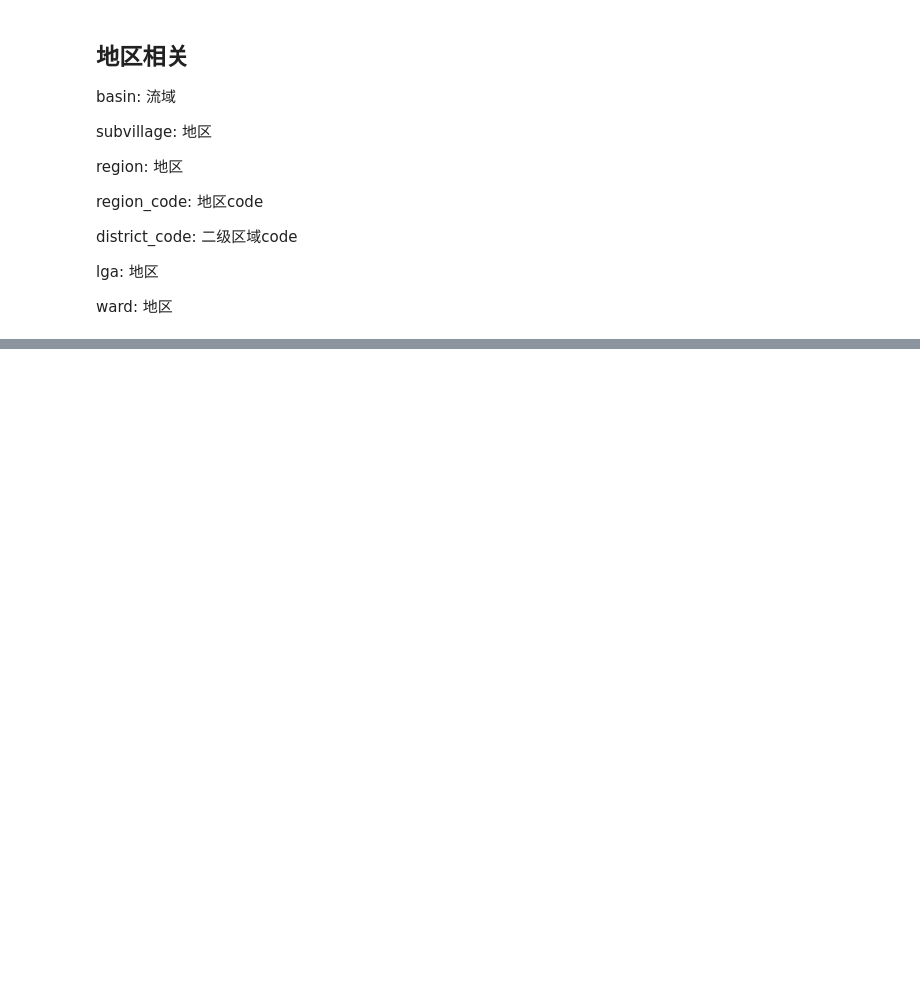
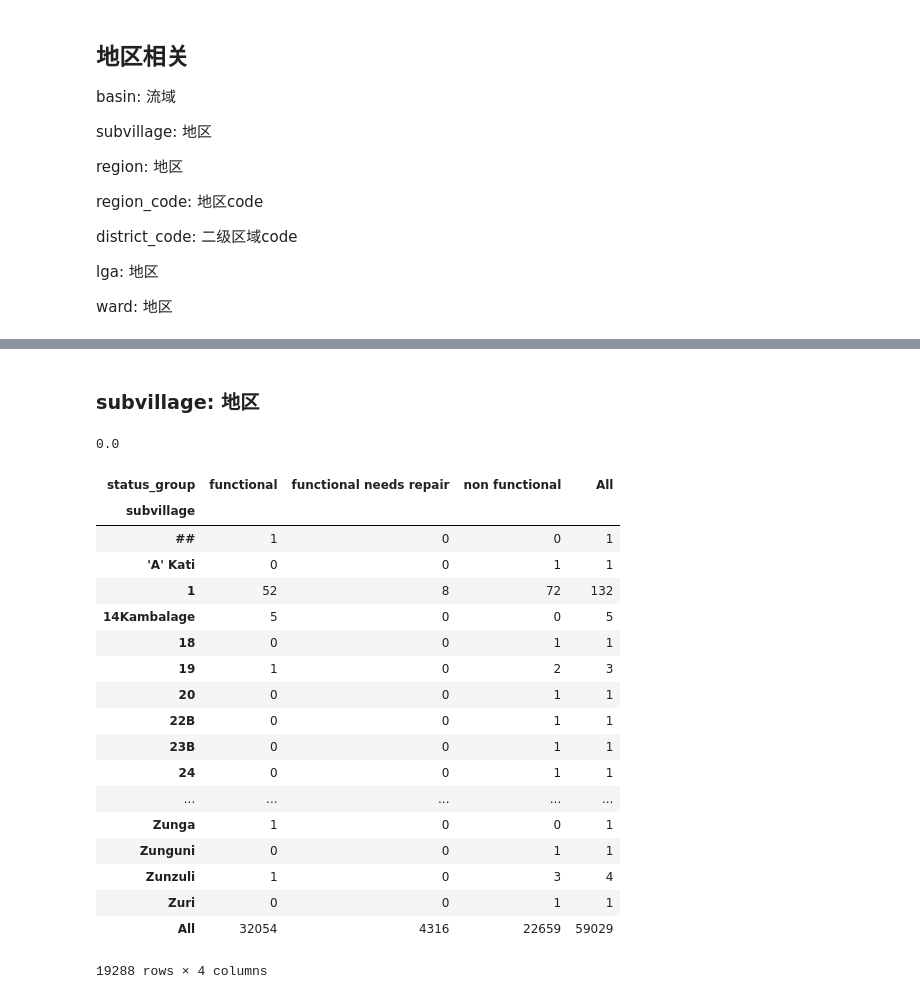
Before and after one commit to shenc3/drivendata-nb, a Jupyter notebook: pumpItUp/PumpItUp.ipynb, the cells around one changed output, grey strips where cells are left out. Cells and saved outputs as stored; diff of their text form; code cells hidden in the pictures; blank space fills up the shorter version.

```diff
--- a/pumpItUp/PumpItUp.ipynb
+++ b/pumpItUp/PumpItUp.ipynb
@@ -378,0 +415,28 @@ ward: 地区
+# %% [markdown]
+### subvillage: 地区
+# %%
+miss_rate(train['subvillage'])
+# %% [output]
+0.0
+# %%
+pd.crosstab(train['subvillage'], train['status_group'], margins=True)
+# %% [output]
+| status_group | functional | functional needs repair | non functional | All |
+| subvillage |  |  |  |  |
+| ## | 1 | 0 | 0 | 1 |
+| 'A' Kati | 0 | 0 | 1 | 1 |
+| 1 | 52 | 8 | 72 | 132 |
+| 14Kambalage | 5 | 0 | 0 | 5 |
+| 18 | 0 | 0 | 1 | 1 |
+| 19 | 1 | 0 | 2 | 3 |
+| 20 | 0 | 0 | 1 | 1 |
+| 22B | 0 | 0 | 1 | 1 |
+| 23B | 0 | 0 | 1 | 1 |
+| 24 | 0 | 0 | 1 | 1 |
+| ... | ... | ... | ... | ... |
+| Zunga | 1 | 0 | 0 | 1 |
+| Zunguni | 0 | 0 | 1 | 1 |
+| Zunzuli | 1 | 0 | 3 | 4 |
+| Zuri | 0 | 0 | 1 | 1 |
+| All | 32054 | 4316 | 22659 | 59029 |
+19288 rows × 4 columns
```
Also changed, not shown: parts of 22 cells of this notebook.
